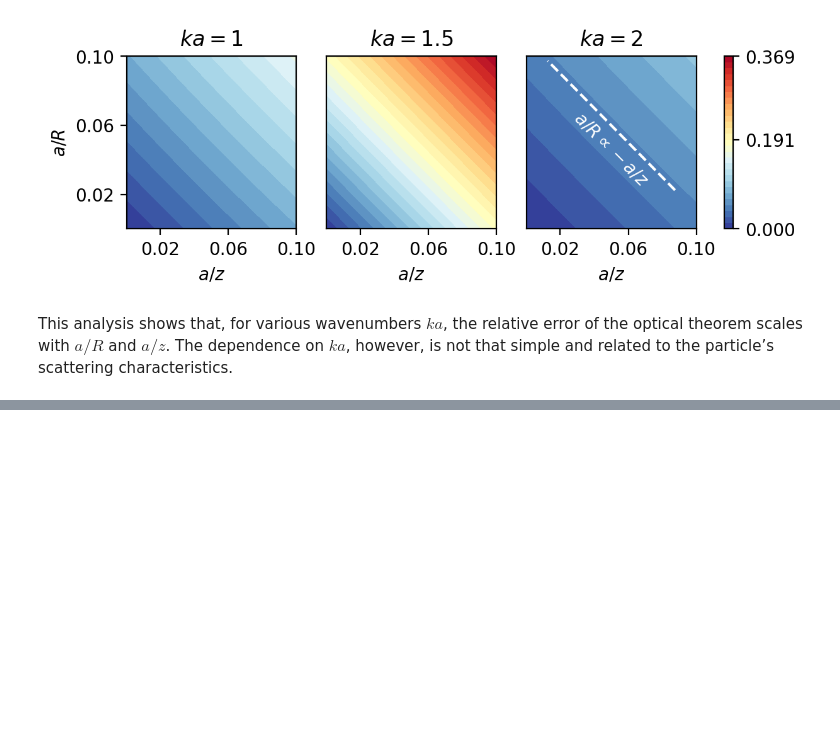
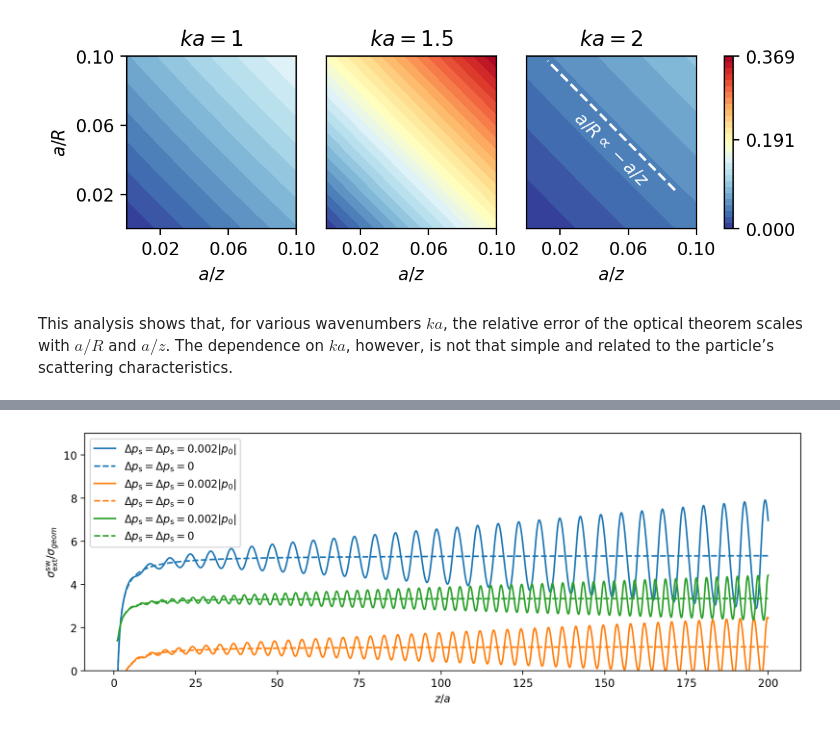
Before and after one commit to djiboshin/paper-optical-theorem, a Jupyter notebook: 2_optical_theorem.ipynb, the cells around one changed output, grey strips where cells are left out. Cells and saved outputs as stored; diff of their text form; code cells hidden in the pictures; blank space fills up the shorter version.

Commit message:
Update 2_optical_theorem.ipynb
Add 'Consequences of Imperfections'

```diff
--- a/2_optical_theorem.ipynb
+++ b/2_optical_theorem.ipynb
@@ -383,0 +392,57 @@ The dependence on $ka$, however, is not that simple and related to the particle
+# %%
+plt.figure(figsize=(12, 4), dpi=200)
+
+N = 60  # Maximum order of expansion
+k_list = [1, 1.5, 2]  # Wavenumber array
+z_list = np.linspace(1, 200, 2000) * a  # Distance between source and sphere center
+
+sigma_geom = np.pi * a**2  # Geometric cross section
+
+R = 4 * a
+
+for k in k_list:
+    a_n = a_n_sphere(
+        N, np.array(k), a, c_host, rho_host, c_sphere, rho_sphere
+    )  # Mie coefficients
+    p_b = R * np.exp(1j * k * z_list) / (z_list + R)  # Incident wave
+
+    p_n = p_n_SW(N, k, R)  # Spherical wave expansion coefficients
+    p_s = np.sum(
+        list(line_p_s_generator(np.array(k * z_list), p_n, a_n)), axis=0
+    )  # Scattered wave
+
+    sigma_ext_sw = (
+        4
+        * np.pi
+        / k
+        * np.imag((p_s + 0.002) / (p_b + 0.002))
+        * (z_list * R)
+        / (z_list + R)
+    )  # Optical theorem with small errors
+
+    line = plt.plot(
+        z_list / a,
+        sigma_ext_sw / sigma_geom,
+        label=r"$\Delta p_\text{s} = \Delta p_\text{s} = 0.002 |p_0|$",
+    )
+
+    sigma_ext_sw = (
+        4 * np.pi / k * np.imag(p_s / p_b) * (z_list * R) / (z_list + R)
+    )  # Optical theorem
+
+    plt.plot(
+        z_list / a,
+        sigma_ext_sw / sigma_geom,
+        "--",
+        color=line[0].get_color(),
+        label=r"$\Delta p_\text{s} = \Delta p_\text{s} = 0$",
+    )
+
+
+plt.legend()
+plt.ylim(0, 11)
+plt.ylabel("$\\sigma_\\text{ext}^\\text{sw}/\\sigma_{geom}$")
+plt.xlabel("$z/a$")
+plt.show()
+# %% [output]
+[figure, added]
```
Also changed, not shown: parts of 4 cells of this notebook.
